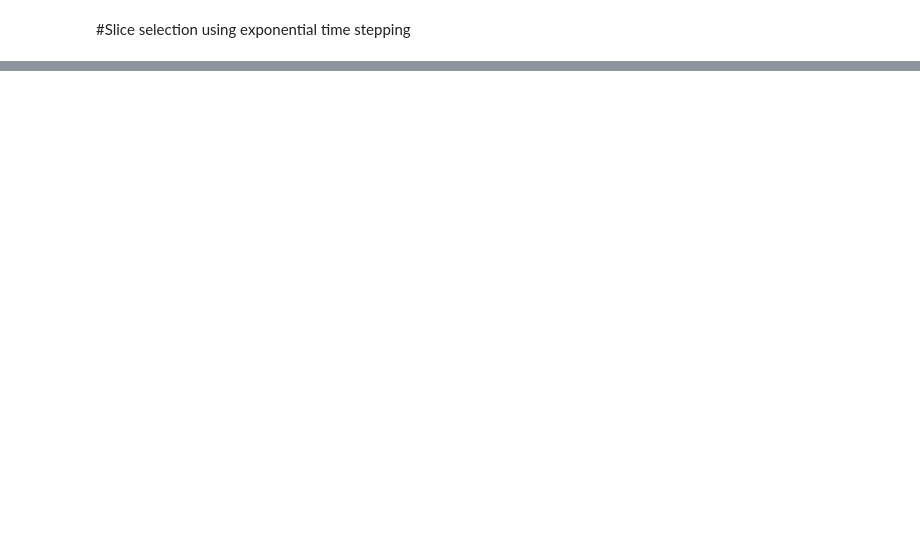
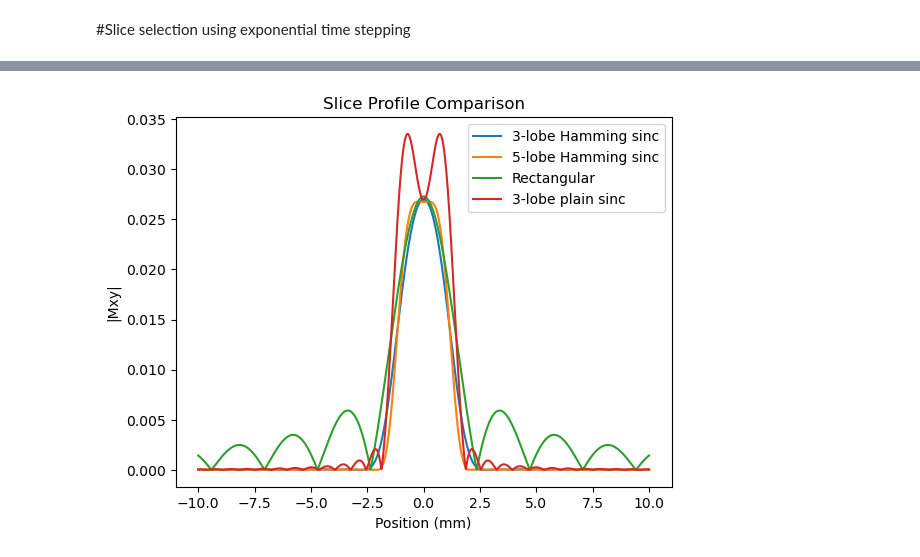
Before and after one commit to ctr/medical-physics-demos-2026-03, a Jupyter notebook: MedPhys_sliceSelBloch.ipynb, the cells around one changed output, grey strips where cells are left out. Saved outputs shown, nothing was run; the diff lists cells and outputs as text; code cells hidden in the pictures; blank space fills up the shorter version.

Commit message:
Debugging the RF scaling. This is currently in unhelpful units of Gauss per the original Hargreave's bloch(...) code.

```diff
--- a/MedPhys_sliceSelBloch.ipynb
+++ b/MedPhys_sliceSelBloch.ipynb
@@ -113,0 +161,29 @@ plt.show()
+# %%
+# -------------------------------------------------
+# Bloch simulation
+# -------------------------------------------------
+mx3, my3, mz3 = bloch(rf3, np.ones_like(t3) * Gz, getTimeSpacing(t3), T1, T2, df, 0, mode=0)
+mx5, my5, mz5 = bloch(rf5, np.ones_like(t5), getTimeSpacing(t5), T1, T2, df, 0, mode=0)
+mxRect, myRect, mzRect = bloch(rfRect, np.ones_like(tRect) * Gz, getTimeSpacing(tRect), T1, T2, df, 0, mode=0)
+mx3NW, my3NW, mz3NW = bloch(rf3NW, np.ones_like(t3NW) * Gz, getTimeSpacing(t3NW), T1, T2, df, 0, mode=0)
+
+mxy3 = np.abs(mx3 + 1j*my3)
+mxy5 = np.abs(mx5 + 1j*my5)
+mxyRect = np.abs(mxRect + 1j*myRect)
+mxy3NW = np.abs(mx3NW + 1j*my3NW)
+
+# -------------------------------------------------
+# Plot slice profiles
+# -------------------------------------------------
+plt.figure()
+plt.plot(z*1e3, mxy3, label="3-lobe Hamming sinc")
+plt.plot(z*1e3, mxy5, label="5-lobe Hamming sinc")
+plt.plot(z*1e3, mxyRect, label="Rectangular")
+plt.plot(z*1e3, mxy3NW, label="3-lobe plain sinc")
+plt.xlabel("Position (mm)")
+plt.ylabel("|Mxy|")
+plt.title("Slice Profile Comparison")
+plt.legend()
+plt.show()
+# %% [output]
+[figure, added]
```
Also changed, not shown: parts of 4 cells of this notebook.
